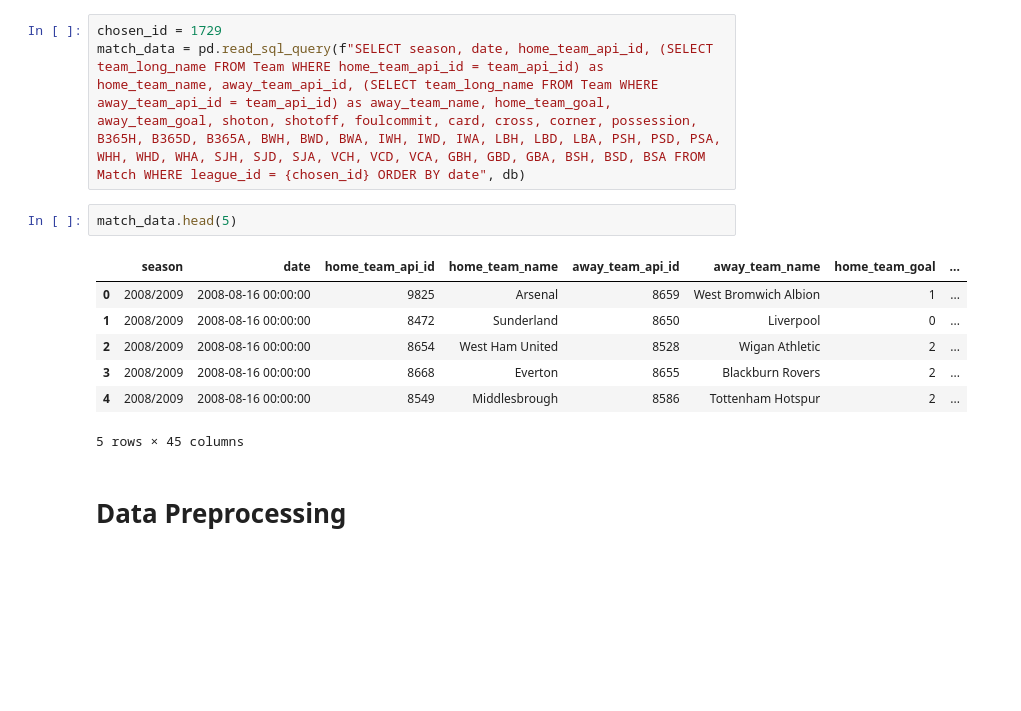
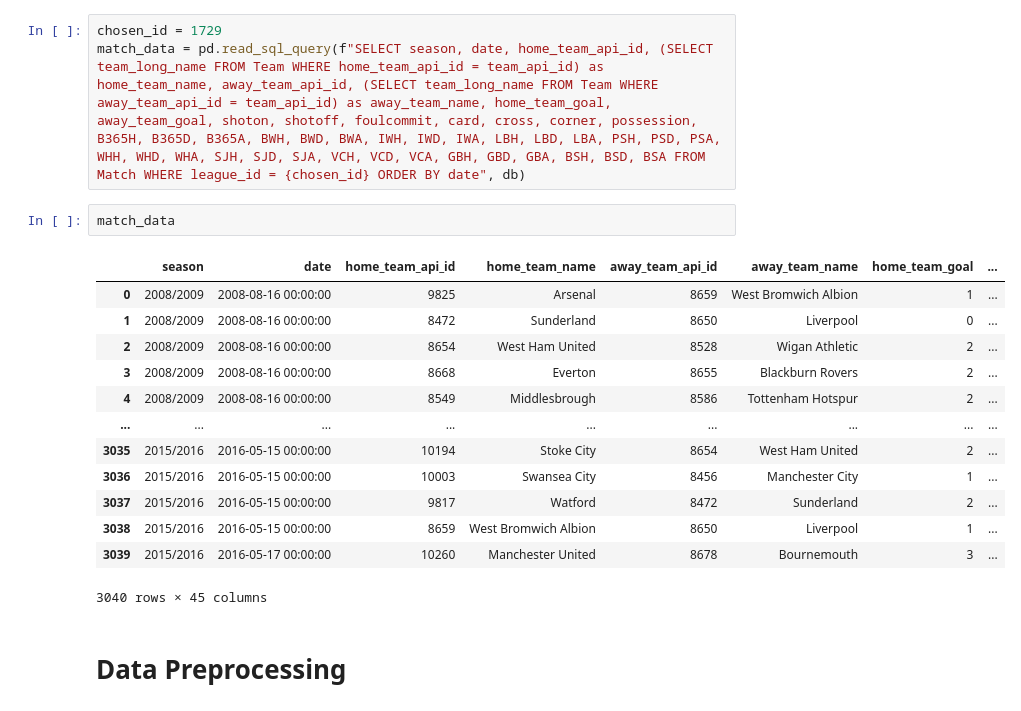
Before and after one commit to TamoToo/DataScience_Project, a Jupyter notebook: first_steps.ipynb, the cells around one changed output. Drawn from its saved outputs; the diff is of its cells as text; blank space fills up the shorter version.

```diff
--- a/first_steps.ipynb
+++ b/first_steps.ipynb
@@ -48,15 +51,21 @@ league_ids
 chosen_id = 1729
 match_data = pd.read_sql_query(f"SELECT season, date, home_team_api_id, (SELECT team_long_name FROM Team WHERE home_team_api_id = team_api_id) as home_team_name, away_team_api_id, (SELECT team_long_name FROM Team WHERE away_team_api_id = team_api_id) as away_team_name, home_team_goal, away_team_goal, shoton, shotoff, foulcommit, card, cross, corner, possession, B365H, B365D, B365A, BWH, BWD, BWA, IWH, IWD, IWA, LBH, LBD, LBA, PSH, PSD, PSA, WHH, WHD, WHA, SJH, SJD, SJA, VCH, VCD, VCA, GBH, GBD, GBA, BSH, BSD, BSA FROM Match WHERE league_id = {chosen_id} ORDER BY date", db)
 # %%
-match_data.head(5)
+match_data
 # %% [output]
 |  | season | date | home_team_api_id | home_team_name | away_team_api_id | away_team_name | home_team_goal | ... |
 | 0 | 2008/2009 | 2008-08-16 00:00:00 | 9825 | Arsenal | 8659 | West Bromwich Albion | 1 | ... |
 | 1 | 2008/2009 | 2008-08-16 00:00:00 | 8472 | Sunderland | 8650 | Liverpool | 0 | ... |
 | 2 | 2008/2009 | 2008-08-16 00:00:00 | 8654 | West Ham United | 8528 | Wigan Athletic | 2 | ... |
 | 3 | 2008/2009 | 2008-08-16 00:00:00 | 8668 | Everton | 8655 | Blackburn Rovers | 2 | ... |
 | 4 | 2008/2009 | 2008-08-16 00:00:00 | 8549 | Middlesbrough | 8586 | Tottenham Hotspur | 2 | ... |
+| ... | ... | ... | ... | ... | ... | ... | ... | ... |
+| 3035 | 2015/2016 | 2016-05-15 00:00:00 | 10194 | Stoke City | 8654 | West Ham United | 2 | ... |
+| 3036 | 2015/2016 | 2016-05-15 00:00:00 | 10003 | Swansea City | 8456 | Manchester City | 1 | ... |
+| 3037 | 2015/2016 | 2016-05-15 00:00:00 | 9817 | Watford | 8472 | Sunderland | 2 | ... |
+| 3038 | 2015/2016 | 2016-05-15 00:00:00 | 8659 | West Bromwich Albion | 8650 | Liverpool | 1 | ... |
+| 3039 | 2015/2016 | 2016-05-17 00:00:00 | 10260 | Manchester United | 8678 | Bournemouth | 3 | ... |
-5 rows × 45 columns
+3040 rows × 45 columns
 # %% [markdown]
 # Data Preprocessing
 # %% [markdown]
```
Also changed, not shown: parts of 23 cells of this notebook, 1 other file.
